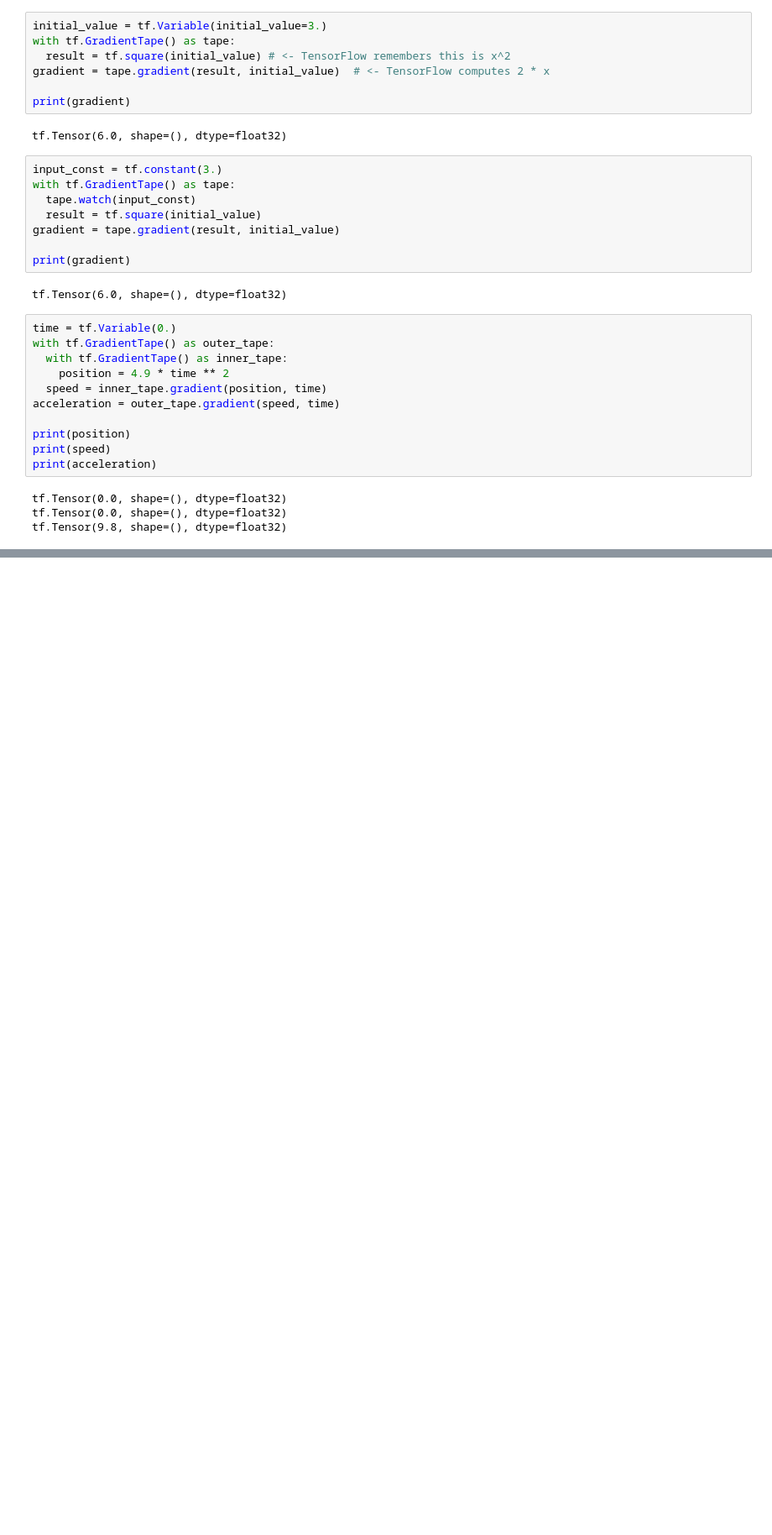
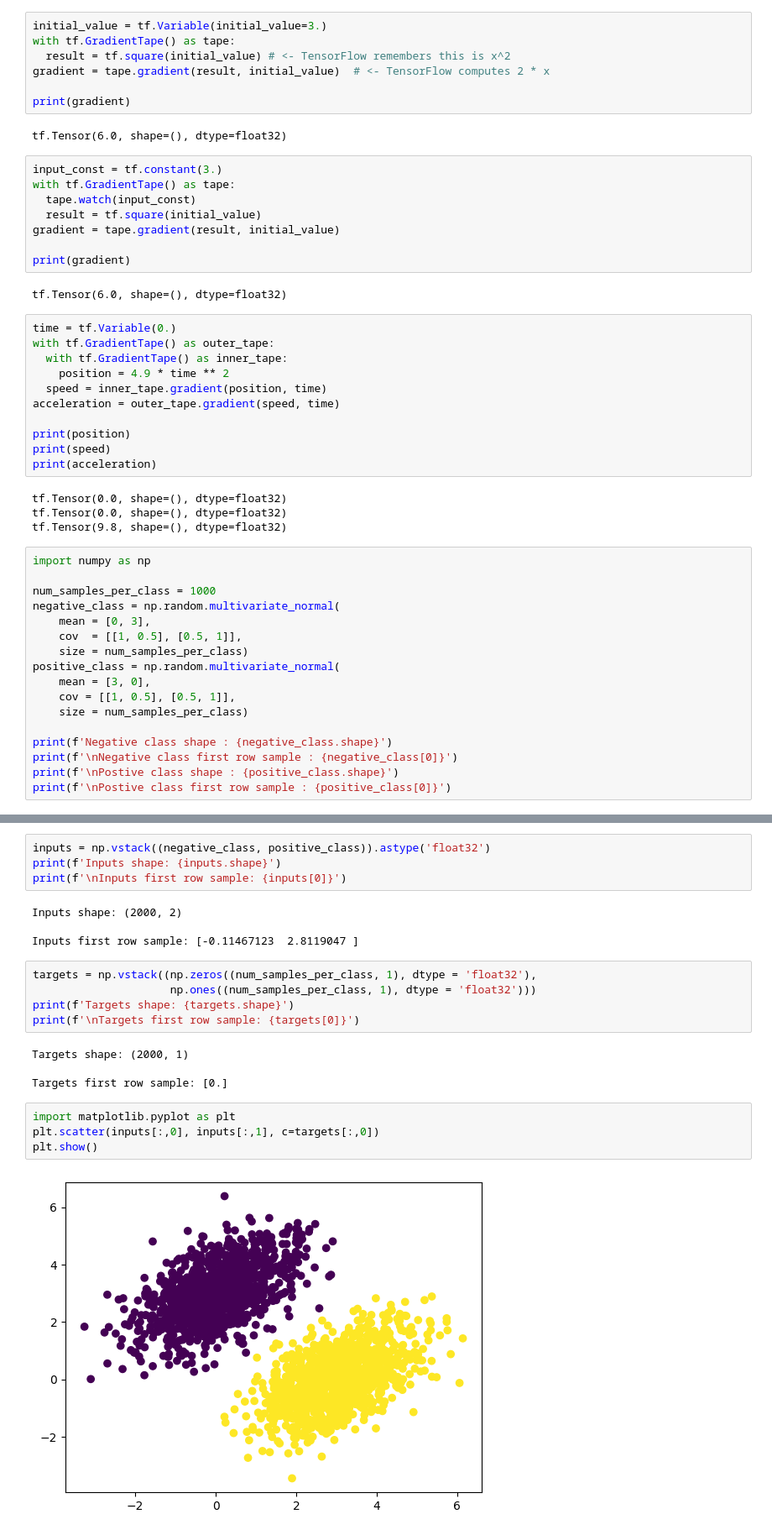
Before and after one commit to Lennykiruthu/my-deep-learning-with-python, a Jupyter notebook: Tensorflow_and_Keras.ipynb, the cells around one changed output, grey strips where cells are left out. Shown at 84% size. Saved outputs shown, nothing was run; the diff lists cells and outputs as text; blank space fills up the shorter version.

```diff
--- a/Tensorflow_and_Keras.ipynb
+++ b/Tensorflow_and_Keras.ipynb
@@ -134,3 +134,20 @@ print(acceleration)
 tf.Tensor(0.0, shape=(), dtype=float32)
 tf.Tensor(0.0, shape=(), dtype=float32)
 tf.Tensor(9.8, shape=(), dtype=float32)
+# %%
+import numpy as np
+
+num_samples_per_class = 1000
+negative_class = np.random.multivariate_normal(
+    mean = [0, 3],
+    cov  = [[1, 0.5], [0.5, 1]],
+    size = num_samples_per_class)
+positive_class = np.random.multivariate_normal(
+    mean = [3, 0],
+    cov = [[1, 0.5], [0.5, 1]],
+    size = num_samples_per_class)
+
+print(f'Negative class shape : {negative_class.shape}')
+print(f'\nNegative class first row sample : {negative_class[0]}')
+print(f'\nPostive class shape : {positive_class.shape}')
+print(f'\nPostive class first row sample : {positive_class[0]}')
@@ -136,0 +162,23 @@ tf.Tensor(9.8, shape=(), dtype=float32)
+# %%
+inputs = np.vstack((negative_class, positive_class)).astype('float32')
+print(f'Inputs shape: {inputs.shape}')
+print(f'\nInputs first row sample: {inputs[0]}')
+# %% [output]
+Inputs shape: (2000, 2)
+
+Inputs first row sample: [-0.11467123  2.8119047 ]
+# %%
+targets = np.vstack((np.zeros((num_samples_per_class, 1), dtype = 'float32'),
+                     np.ones((num_samples_per_class, 1), dtype = 'float32')))
+print(f'Targets shape: {targets.shape}')
+print(f'\nTargets first row sample: {targets[0]}')
+# %% [output]
+Targets shape: (2000, 1)
+
+Targets first row sample: [0.]
+# %%
+import matplotlib.pyplot as plt
+plt.scatter(inputs[:,0], inputs[:,1], c=targets[:,0])
+plt.show()
+# %% [output]
+[figure, added]
```
Also changed, not shown: parts of 7 cells of this notebook.
